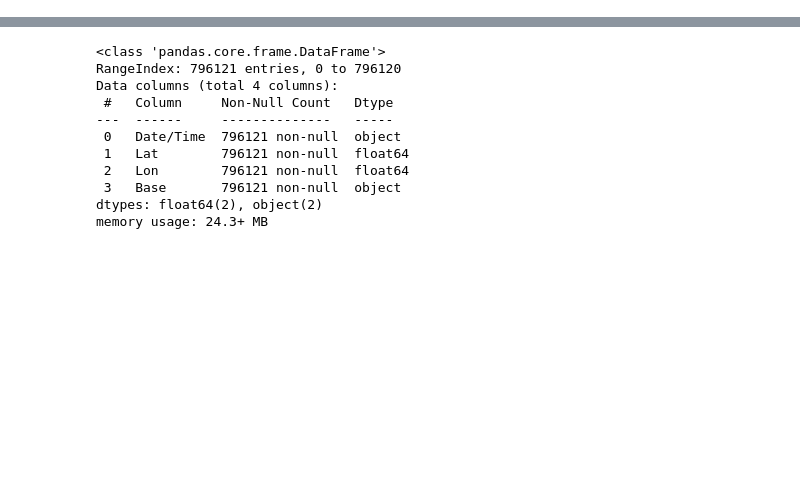
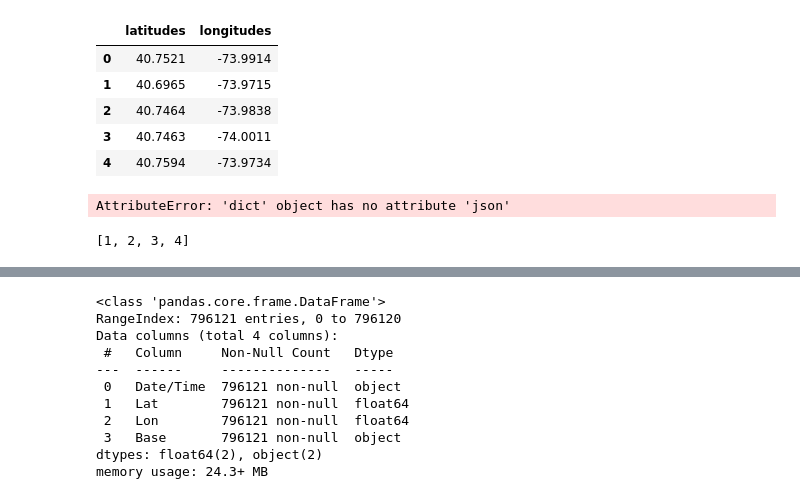
Before and after one commit to addapierre/JedhaProjects, a Jupyter notebook: Uber/data_exploration.ipynb, the cells around one changed output, grey strips where cells are left out. Cells and saved outputs as stored; diff of their text form; code cells hidden in the pictures; blank space fills up the shorter version.

```diff
--- a/Uber/data_exploration.ipynb
+++ b/Uber/data_exploration.ipynb
@@ -8,0 +19,11 @@ from sklearn.metrics import silhouette_score
+# %%
+Mai = np.load('docker_lambda/data/Mai.npy', allow_pickle=True)
+Mai = pd.DataFrame(Mai[:,:2], columns = ['latitudes', 'longitudes'])
+Mai.head()
+# %% [output]
+|  | latitudes | longitudes |
+| 0 | 40.7521 | -73.9914 |
+| 1 | 40.6965 | -73.9715 |
+| 2 | 40.7464 | -73.9838 |
+| 3 | 40.7463 | -74.0011 |
+| 4 | 40.7594 | -73.9734 |
@@ -8,0 +38,20 @@ from sklearn.metrics import silhouette_score
+# %%
+tt = tt.json()
+elbow_d = []
+elbow = tt['elbow']
+silhouette = tt['silhouette']
+for i in range(1,len(elbow)-1):
+    d1 = elbow[i-1]-elbow[i]/elbow[i-1]+elbow[i]
+    d2 = elbow[i]-elbow[i+1]/elbow[i]+elbow[i+1]
+        # d2 should always be >0 but let's put a test just in case
+    if d2!=0 :
+        elbow_d.append((d1-d2)/(d1+d2))
+    else:
+        elbow_d.append(-1)
+        break
+# %% [output]
+AttributeError: 'dict' object has no attribute 'json'
+# %%
+list(range(1,5))
+# %% [output]
+[1, 2, 3, 4]
```
Also changed, not shown: parts of 4 cells of this notebook, 27 other files.
